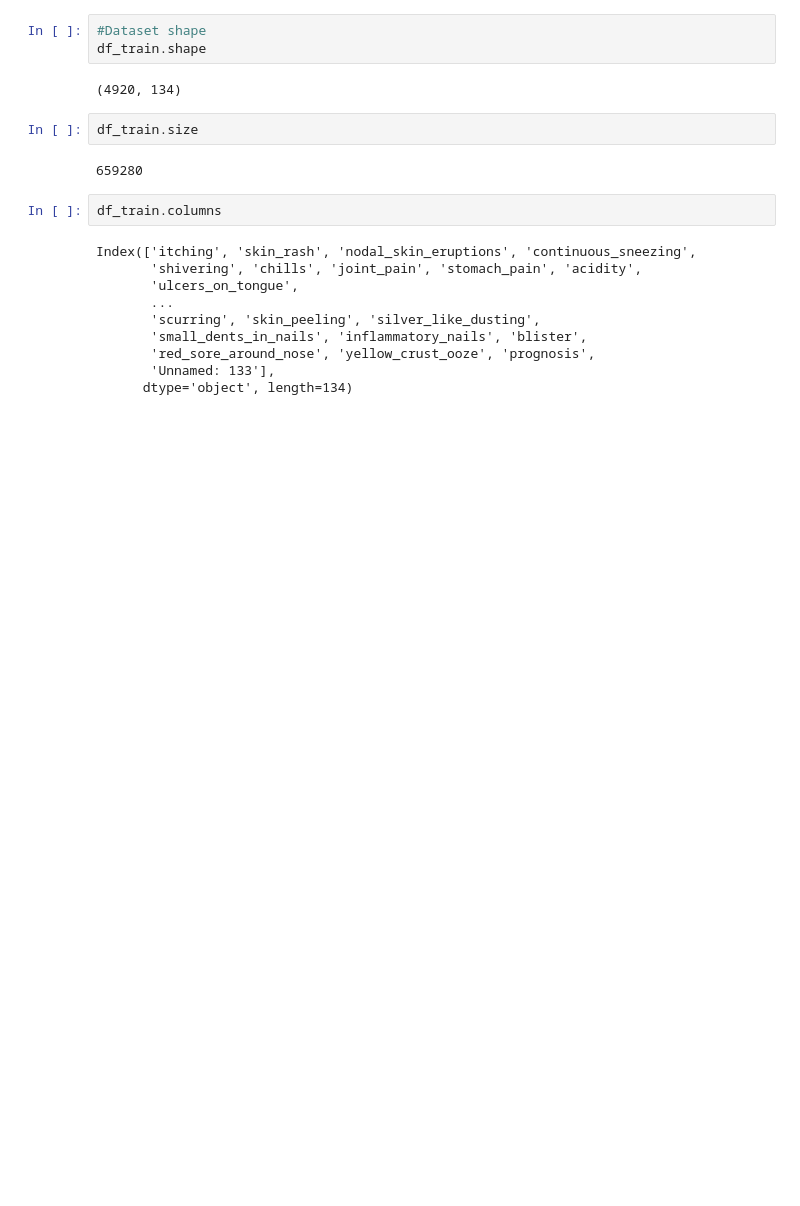
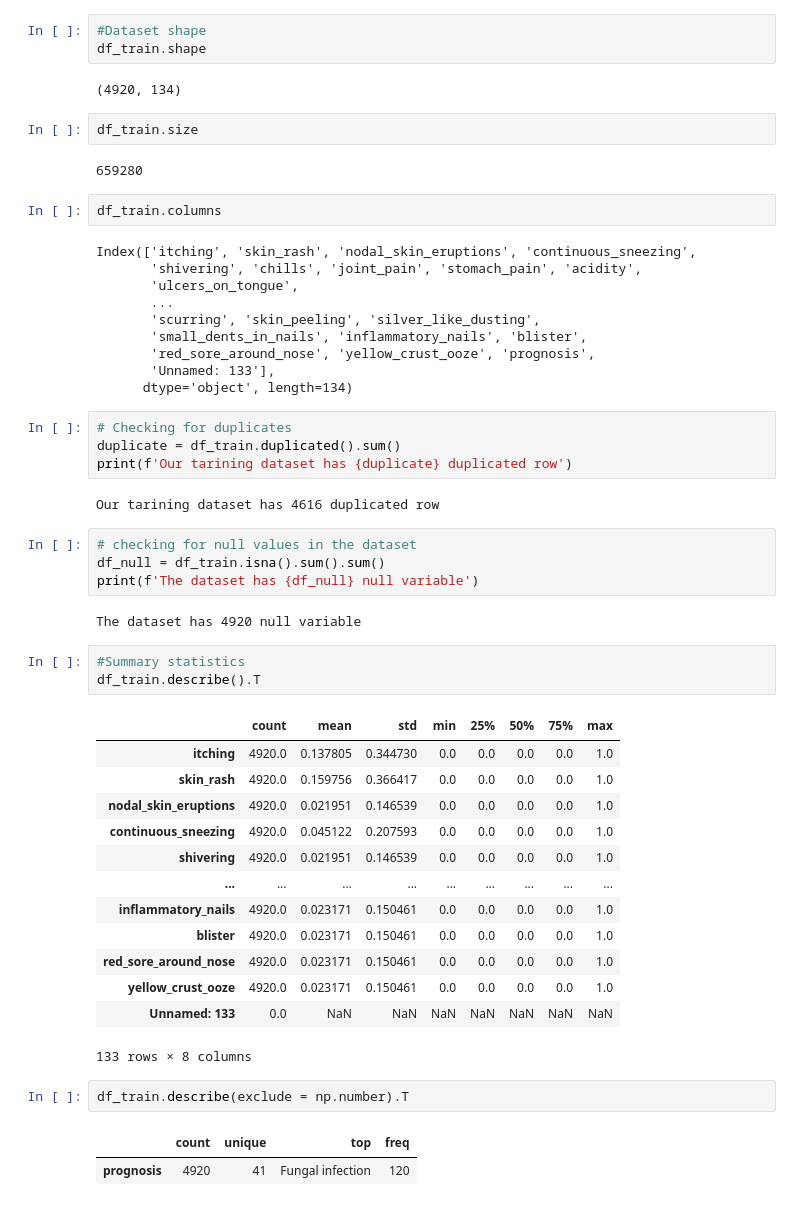
Before and after one commit to Douglaskhembo/Disease_prediction_model, a Jupyter notebook: disease_prediction.ipynb, the cells around one changed output. Saved outputs shown, nothing was run; the diff lists cells and outputs as text; blank space fills up the shorter version.

```diff
--- a/disease_prediction.ipynb
+++ b/disease_prediction.ipynb
@@ -37,3 +48,37 @@ Index(['itching', 'skin_rash', 'nodal_skin_eruptions', 'continuous_sneezing',
        'red_sore_around_nose', 'yellow_crust_ooze', 'prognosis',
        'Unnamed: 133'],
       dtype='object', length=134)
+# %%
+# Checking for duplicates
+duplicate = df_train.duplicated().sum()
+print(f'Our tarining dataset has {duplicate} duplicated row')
+# %% [output]
+Our tarining dataset has 4616 duplicated row
+# %%
+# checking for null values in the dataset
+df_null = df_train.isna().sum().sum()
+print(f'The dataset has {df_null} null variable')
+# %% [output]
+The dataset has 4920 null variable
+# %%
+#Summary statistics
+df_train.describe().T
+# %% [output]
+|  | count | mean | std | min | 25% | 50% | 75% | max |
+| itching | 4920.0 | 0.137805 | 0.344730 | 0.0 | 0.0 | 0.0 | 0.0 | 1.0 |
+| skin_rash | 4920.0 | 0.159756 | 0.366417 | 0.0 | 0.0 | 0.0 | 0.0 | 1.0 |
+| nodal_skin_eruptions | 4920.0 | 0.021951 | 0.146539 | 0.0 | 0.0 | 0.0 | 0.0 | 1.0 |
+| continuous_sneezing | 4920.0 | 0.045122 | 0.207593 | 0.0 | 0.0 | 0.0 | 0.0 | 1.0 |
+| shivering | 4920.0 | 0.021951 | 0.146539 | 0.0 | 0.0 | 0.0 | 0.0 | 1.0 |
+| ... | ... | ... | ... | ... | ... | ... | ... | ... |
+| inflammatory_nails | 4920.0 | 0.023171 | 0.150461 | 0.0 | 0.0 | 0.0 | 0.0 | 1.0 |
+| blister | 4920.0 | 0.023171 | 0.150461 | 0.0 | 0.0 | 0.0 | 0.0 | 1.0 |
+| red_sore_around_nose | 4920.0 | 0.023171 | 0.150461 | 0.0 | 0.0 | 0.0 | 0.0 | 1.0 |
+| yellow_crust_ooze | 4920.0 | 0.023171 | 0.150461 | 0.0 | 0.0 | 0.0 | 0.0 | 1.0 |
+| Unnamed: 133 | 0.0 | NaN | NaN | NaN | NaN | NaN | NaN | NaN |
+133 rows × 8 columns
+# %%
+df_train.describe(exclude = np.number).T
+# %% [output]
+|  | count | unique | top | freq |
+| prognosis | 4920 | 41 | Fungal infection | 120 |
```
Also changed, not shown: parts of 7 cells of this notebook.
